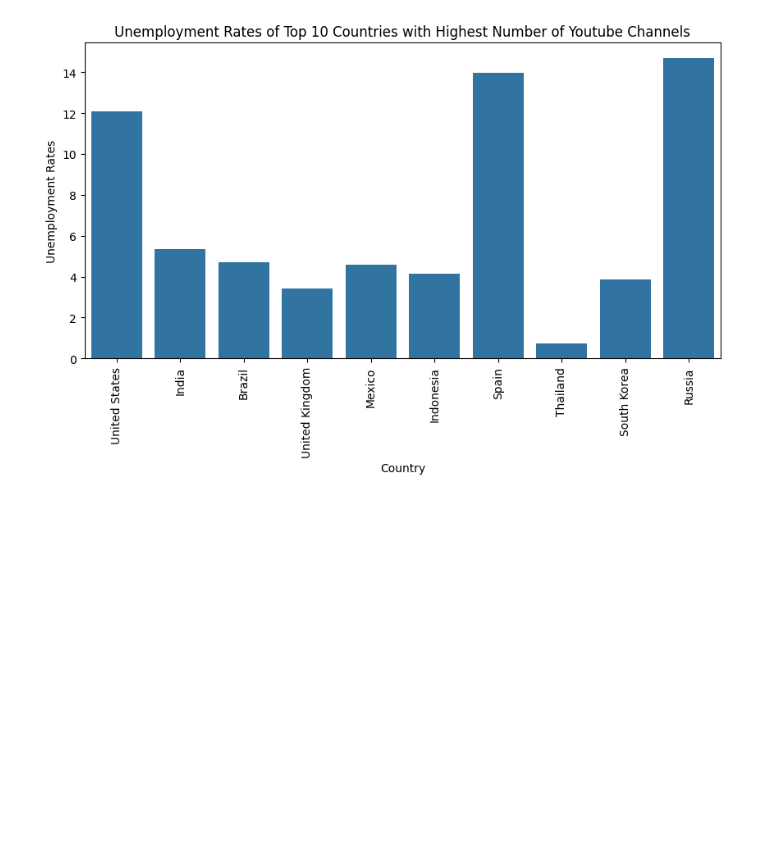
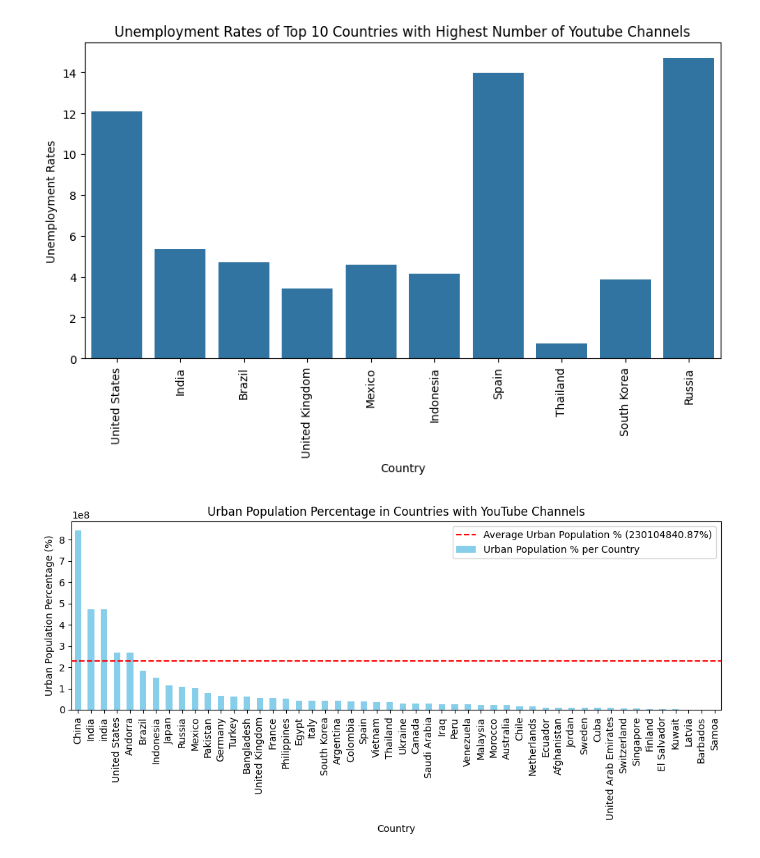
Before and after one commit to dheerajrajappikonda/EDA, a Jupyter notebook: EDA_Youtube.ipynb, the cells around one changed output. Saved outputs shown, nothing was run; the diff lists cells and outputs as text; code cells hidden in the pictures; blank space fills up the shorter version.

```diff
--- a/EDA_Youtube.ipynb
+++ b/EDA_Youtube.ipynb
@@ -393,3 +393,18 @@ plt.xticks(rotation = 90)
 plt.show()
 # %% [output]
 [figure]
+# %%
+Average_Urban_Population = df["Urban_Population"].mean()
+Country_Urban_Population = df.groupby(["Country"])["Urban_Population"].first()
+plt.figure(figsize = (10, 5))
+Country_Urban_Population.sort_values(ascending=False).plot(kind = "bar", color = "skyblue", label = "Urban Population % per Country")
+plt.axhline(Average_Urban_Population, color = "red", linestyle = "--", linewidth = 1.5, label = f"Average Urban Population % ({Average_Urban_Population:.2f}%)")
+plt.title("Urban Population Percentage in Countries with YouTube Channels")
+plt.xlabel("Country")
+plt.ylabel("Urban Population Percentage (%)")
+plt.xticks(rotation=90)
+plt.legend()
+plt.tight_layout()
+plt.show()
+# %% [output]
+[figure, added]
```
Also changed, not shown: parts of 8 cells of this notebook.
